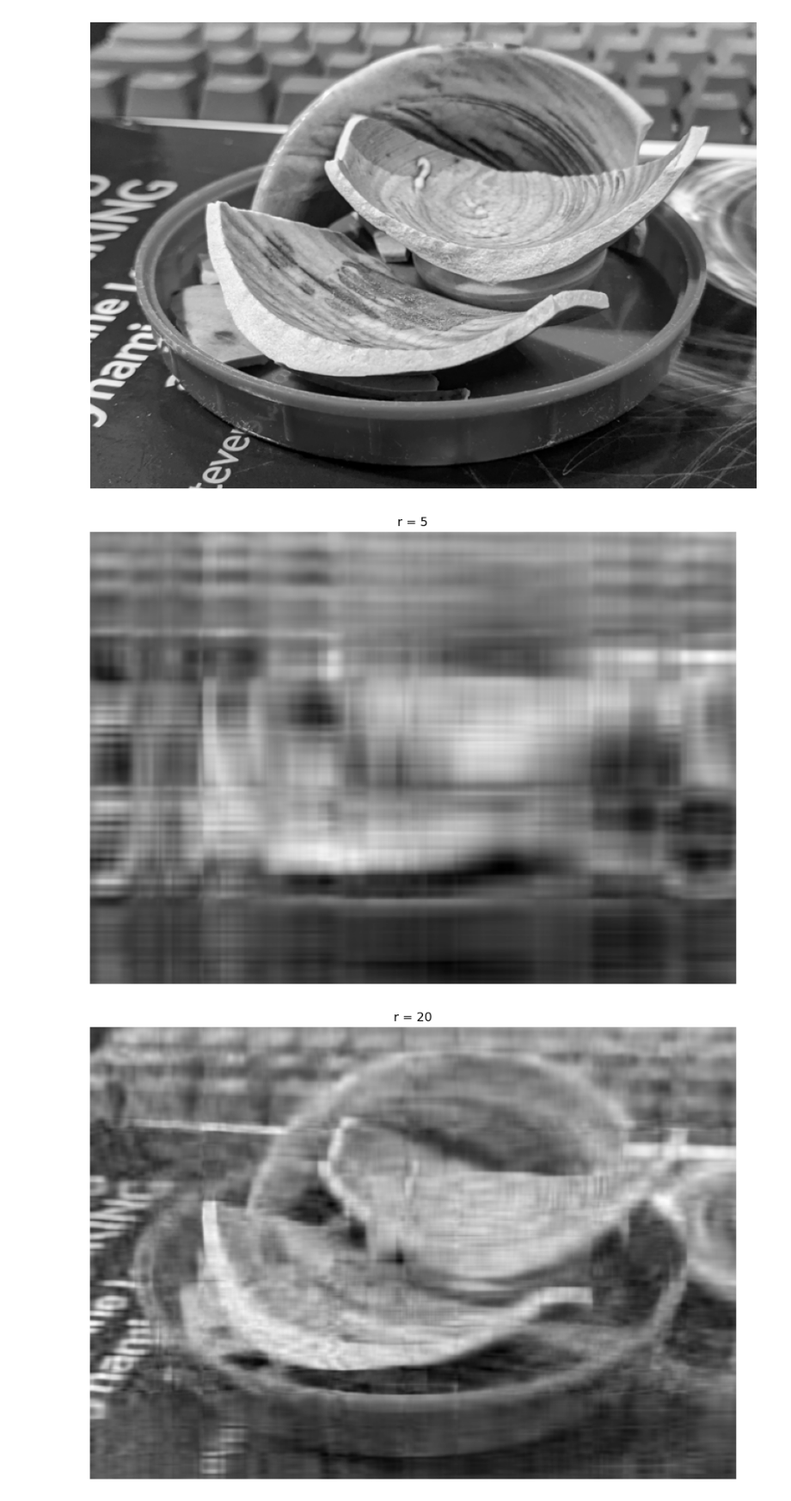
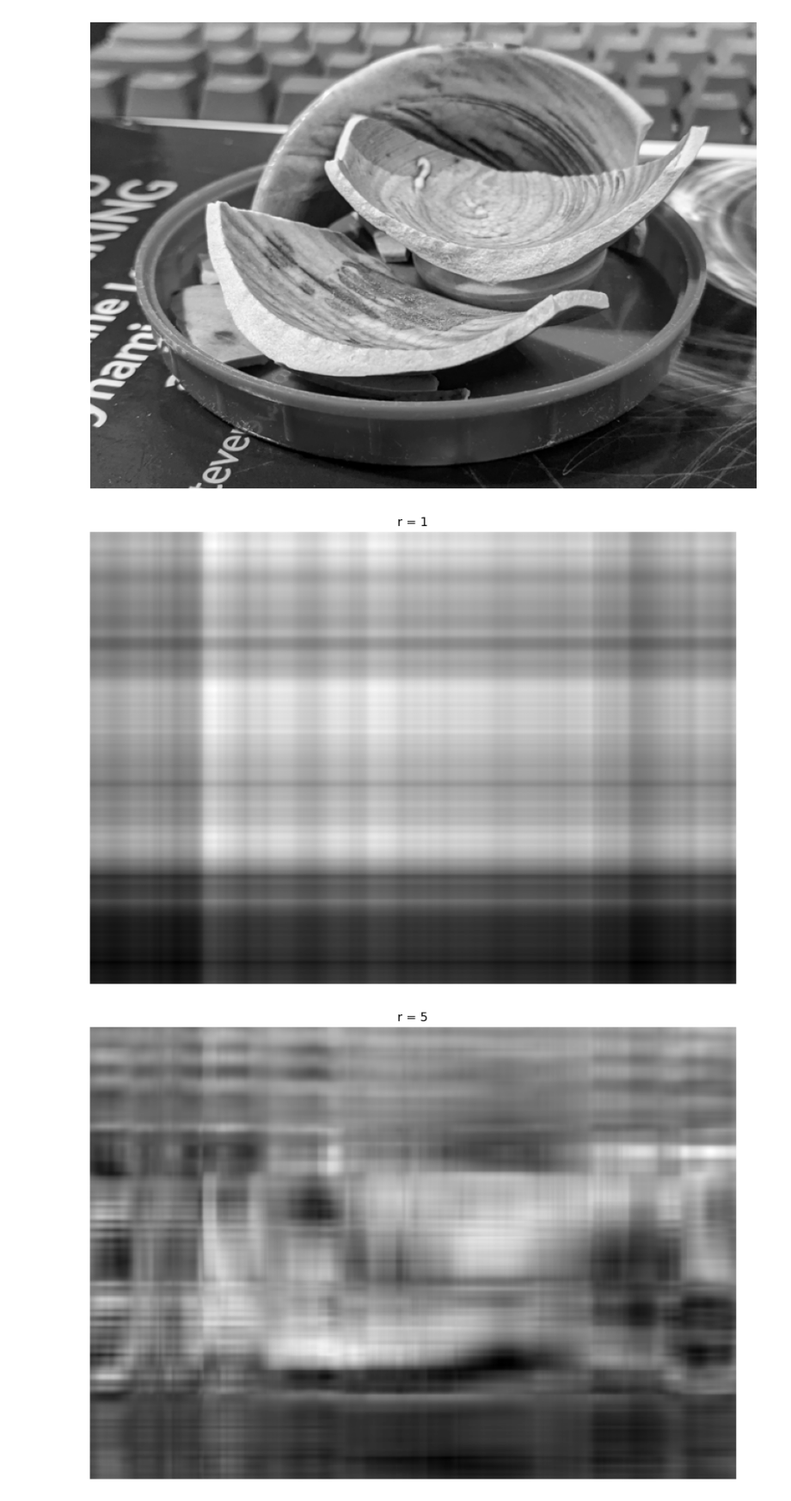
Before and after one commit to Ai-Yukino/giant-isopod, a Jupyter notebook: notebooks/01.ipynb, the cells around one changed output. Shown at 86% size. Drawn from its saved outputs; the diff is of its cells as text; code cells hidden in the pictures.

```diff
--- a/notebooks/01.ipynb
+++ b/notebooks/01.ipynb
@@ -18,18 +18,18 @@ plt.show()
 # %%
 U, S, VT = np.linalg.svd(X,full_matrices=False)
 S = np.diag(S)
 
 j = 0
-for r in (5, 20, 100, 175):
+for r in (1, 5, 25, 100, 250):
     # Construct approximate image
     Xapprox = U[:,:r] @ S[0:r,:r] @ VT[:r,:]
     plt.figure(j+1)
     j += 1
     img = plt.imshow(Xapprox)
     img.set_cmap('gray')
     plt.axis('off')
     plt.title('r = ' + str(r))
     plt.show()
 # %% [output]
-[figure, old version]
+[figure, new version]
-[figure, old version]
+[figure, new version]
```
Also changed, not shown: parts of 1 cell of this notebook.
